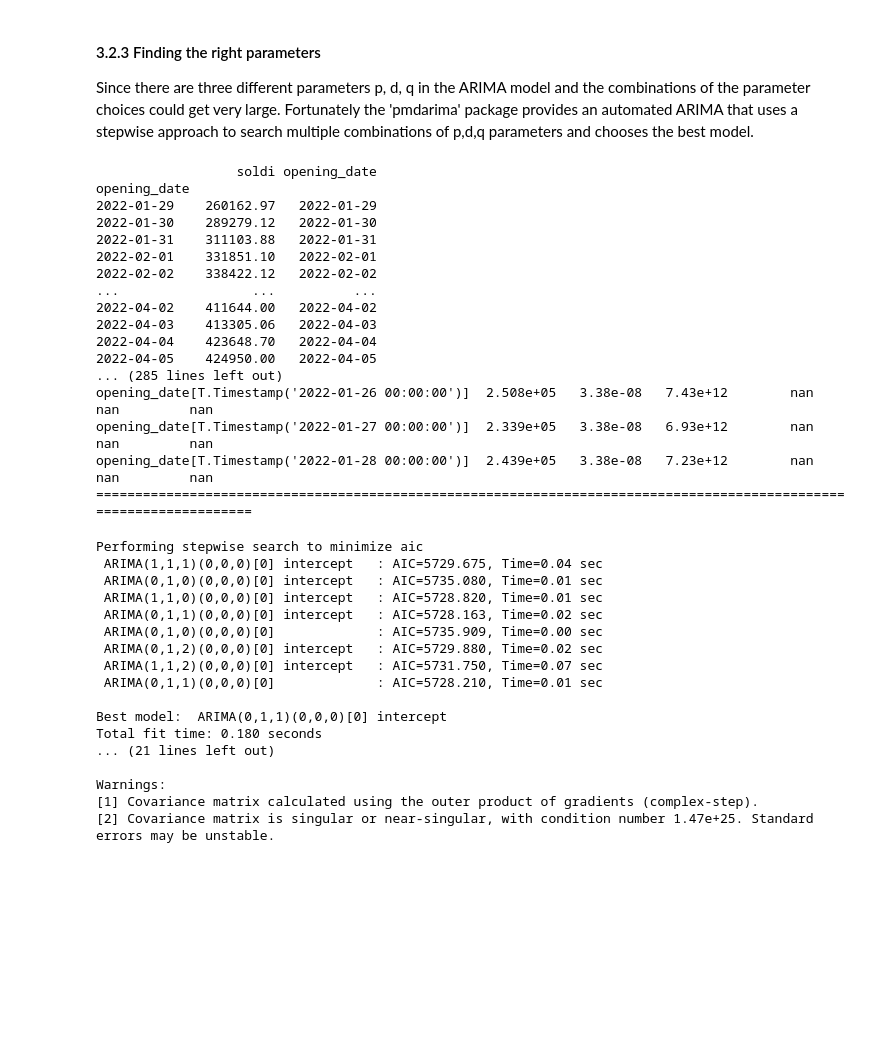
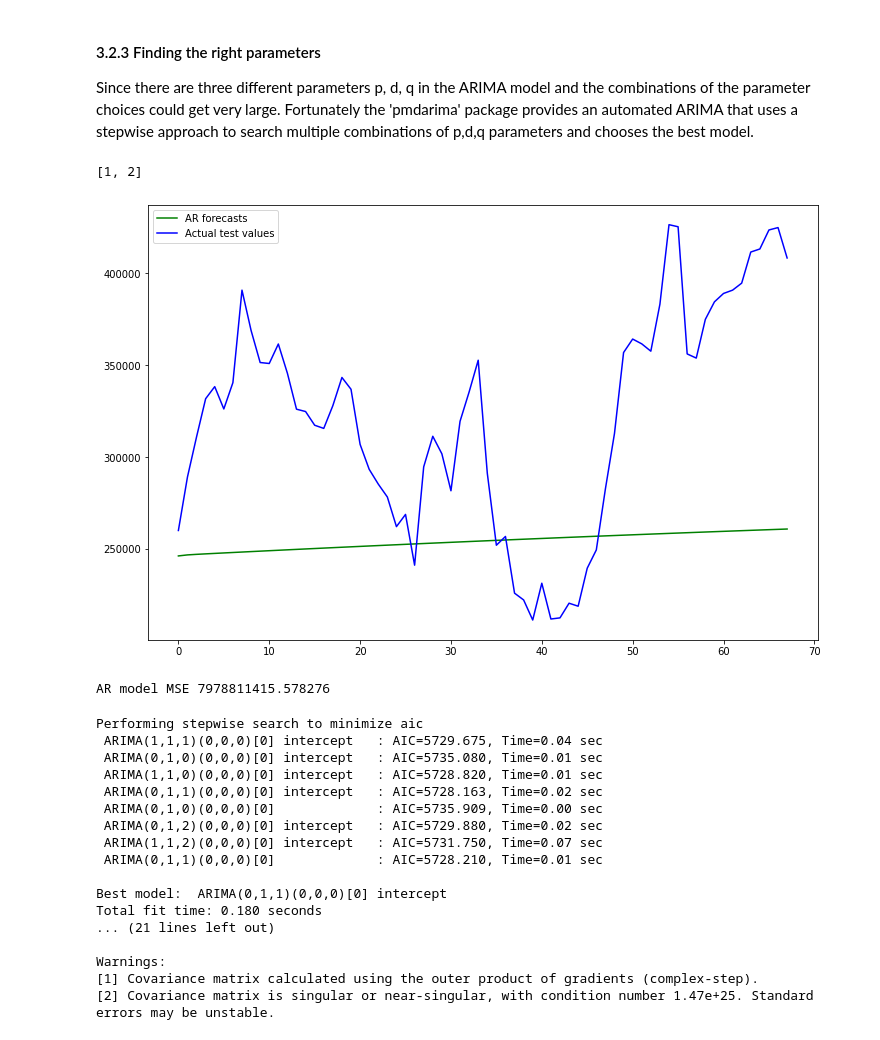
Before and after one commit to Toyok1/IA_ARIMA_e_altri, a Jupyter notebook: nft_prediction.ipynb, the cells around one changed output. Saved outputs shown, nothing was run; the diff lists cells and outputs as text; code cells hidden in the pictures; blank space fills up the shorter version.

```diff
--- a/nft_prediction.ipynb
+++ b/nft_prediction.ipynb
@@ -284,44 +284,66 @@ import statsmodels.api as sm
 import statsmodels.formula.api as smf
 import matplotlib.pyplot as plt
 
+
+
 #train_frame = train.to_frame()
 #train_frame.columns = ['soldi']
 #print(train_frame.soldi)
 df_to_train = pd.DataFrame()
 df_to_train['soldi'] = train.to_frame()
-df_to_train['opening_date'] = train.index
+df_to_train = df_to_train.to_numpy()
+#.reset_index(drop=True)
+
 
 df_to_test = pd.DataFrame()
 df_to_test['soldi'] = test.to_frame()
-df_to_test['opening_date'] = test.index
-print(df_to_test)
 
-f1 = "soldi ~ opening_date"
-
-mod = smf.quantreg(formula = f1, data=df_to_train)
-res = mod.fit(q=0.5)
-print(res.summary())
+df_to_test = df_to_test.to_numpy()
+#df_to_test.reset_index(drop=True)
 
 
+
+#f1 = "soldi ~ date"
+
+#mod = smf.quantreg(formula = f1, data=df_to_train)
+#res = mod.fit(q=0.5)
+#print(res.summary())
+
 #TODO: trova un modo di fare predict con questo modello, se questo è un modello e se si può fare predict
-# %% [output]
-                  soldi opening_date
-opening_date
-2022-01-29    260162.97   2022-01-29
-2022-01-30    289279.12   2022-01-30
-2022-01-31    311103.88   2022-01-31
-2022-02-01    331851.10   2022-02-01
-2022-02-02    338422.12   2022-02-02
-...                 ...          ...
-2022-04-02    411644.00   2022-04-02
-2022-04-03    413305.06   2022-04-03
-2022-04-04    423648.70   2022-04-04
-2022-04-05    424950.00   2022-04-05
-... (285 lines left out)
-opening_date[T.Timestamp('2022-01-26 00:00:00')]  2.508e+05   3.38e-08   7.43e+12        nan         nan         nan
-opening_date[T.Timestamp('2022-01-27 00:00:00')]  2.339e+05   3.38e-08   6.93e+12        nan         nan         nan
-opening_date[T.Timestamp('2022-01-28 00:00:00')]  2.439e+05   3.38e-08   7.23e+12        nan         nan         nan
-====================================================================================================================
+# %%
+#qr_pred, qr_ci = mod.predict(df_to_train)
+from statsmodels.tsa.ar_model import AutoReg
+from sklearn.metrics import mean_squared_error
+from statsmodels.tsa.ar_model import ar_select_order
+
+data_to_plot = pd.DataFrame()
+data_to_plot['soldi'] = data.floor_price_quote_7d
+data_to_plot = data_to_plot.to_numpy()
+
+#plot_pacf(data_to_plot)
+
+AR_lag = ar_select_order(data_to_plot, maxlag=20)
+print(AR_lag.ar_lags)
+
+AR_model = AutoReg(df_to_train,lags=AR_lag.ar_lags).fit()
+forecasts = AR_model.forecast(len(df_to_test)).tolist()
+#print(forecasts)
+
+
+fig = plt.subplots(figsize=(12,8))
+plt.plot(forecasts, color="green")
+plt.plot(df_to_test.tolist(), color="blue")
+plt.legend(["AR forecasts", "Actual test values"])
+plt.show()
+
+
+print('AR model MSE', mean_squared_error(df_to_test, forecasts))
+#print('ARMA(3, 1) MSE', mean_squared_error(df_to_test,predictions))
+#print(df.Temp.mean())
+# %% [output]
+[1, 2]
+[figure, added]
+AR model MSE 7978811415.578276
 # %%
 ################################
 ## Finding optimal parameters for ARIMA##
```
